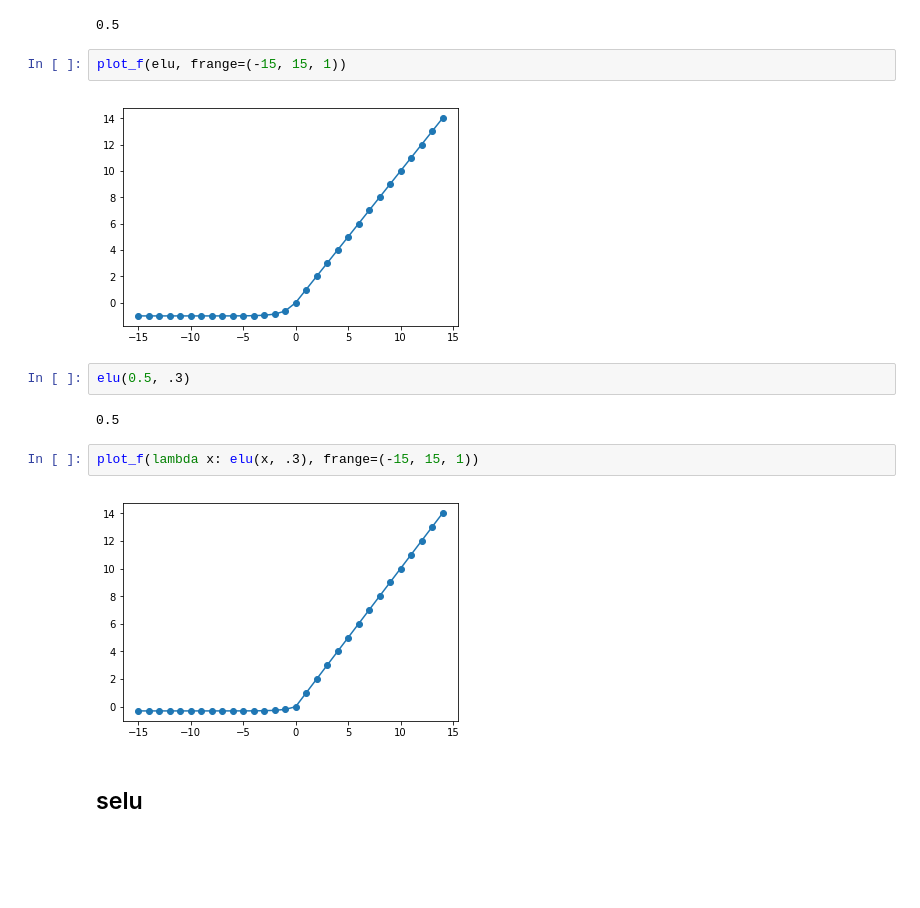
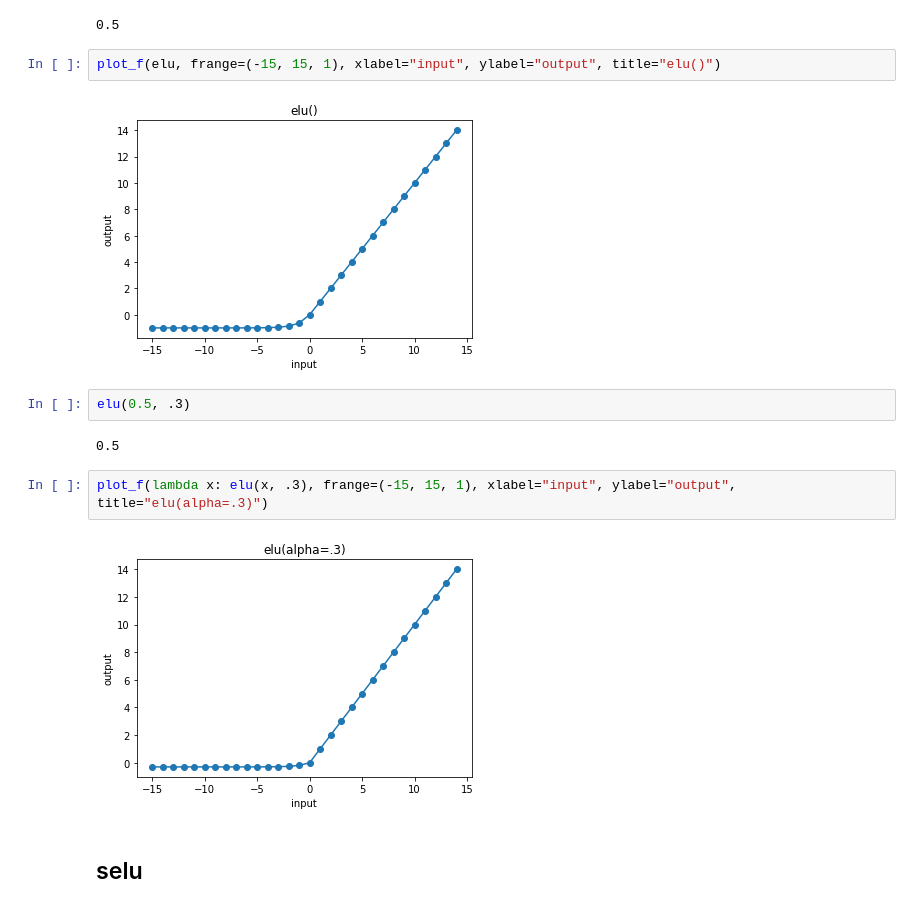
Before and after one commit to ArtificialIntelligenceToolkit/conx, a Jupyter notebook: notebooks/ActivationFunctions.ipynb, the cells around one changed output. Drawn from its saved outputs; the diff is of its cells as text; blank space fills up the shorter version.

```diff
--- a/notebooks/ActivationFunctions.ipynb
+++ b/notebooks/ActivationFunctions.ipynb
@@ -67,17 +67,17 @@ elu(0.5)
 # %% [output]
 0.5
 # %%
-plot_f(elu, frange=(-15, 15, 1))
+plot_f(elu, frange=(-15, 15, 1), xlabel="input", ylabel="output", title="elu()")
 # %% [output]
-[figure, old version]
+[figure, new version]
 # %%
 elu(0.5, .3)
 # %% [output]
 0.5
 # %%
-plot_f(lambda x: elu(x, .3), frange=(-15, 15, 1))
+plot_f(lambda x: elu(x, .3), frange=(-15, 15, 1), xlabel="input", ylabel="output", title="elu(alpha=.3)")
 # %% [output]
-[figure, old version]
+[figure, new version]
 # %% [markdown]
 ## selu
 # %%
```
Also changed, not shown: parts of 13 cells of this notebook, 1 other file.
